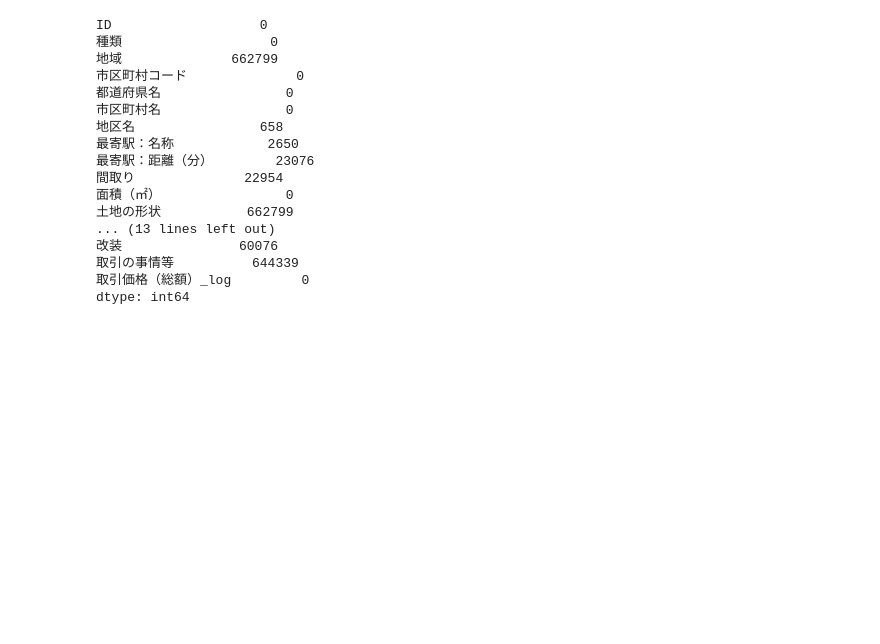
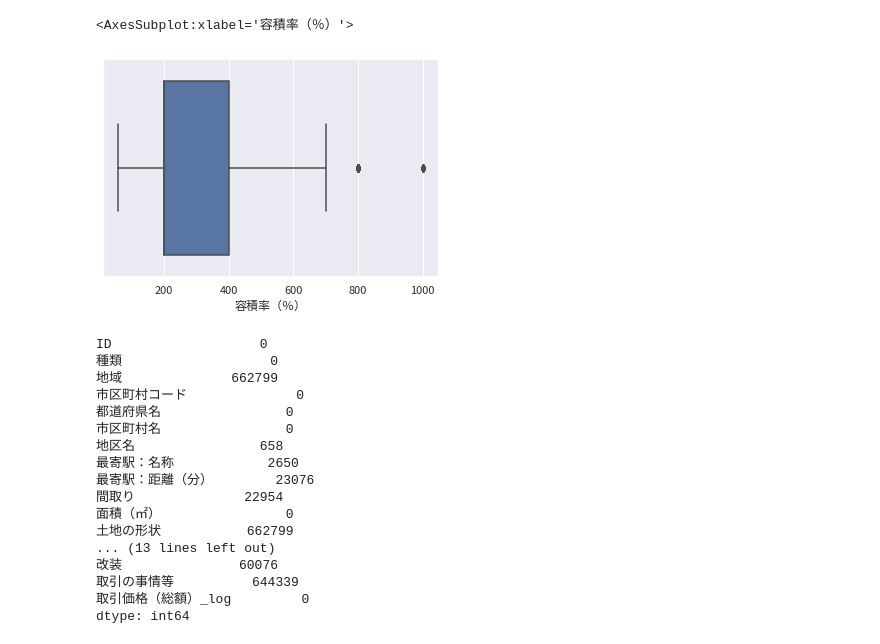
Before and after one commit to kfsky/2021-summer-second-hand-apartment-price-prediction, a Jupyter notebook: notebook/EDA.ipynb, the cells around one changed output. Drawn from its saved outputs; the diff is of its cells as text; code cells hidden in the pictures; blank space fills up the shorter version.

```diff
--- a/notebook/EDA.ipynb
+++ b/notebook/EDA.ipynb
@@ -21,3 +38,8 @@ train_df.head(1)
+# %%
+sns.boxplot(test_df["容積率（％）"])
+# %% [output]
+<AxesSubplot:xlabel='容積率（％）'>
+[figure, added]
 # %%
 train_df.isnull().sum()
 # %% [output]
```
Also changed, not shown: parts of 3 cells of this notebook, 1 other file.
